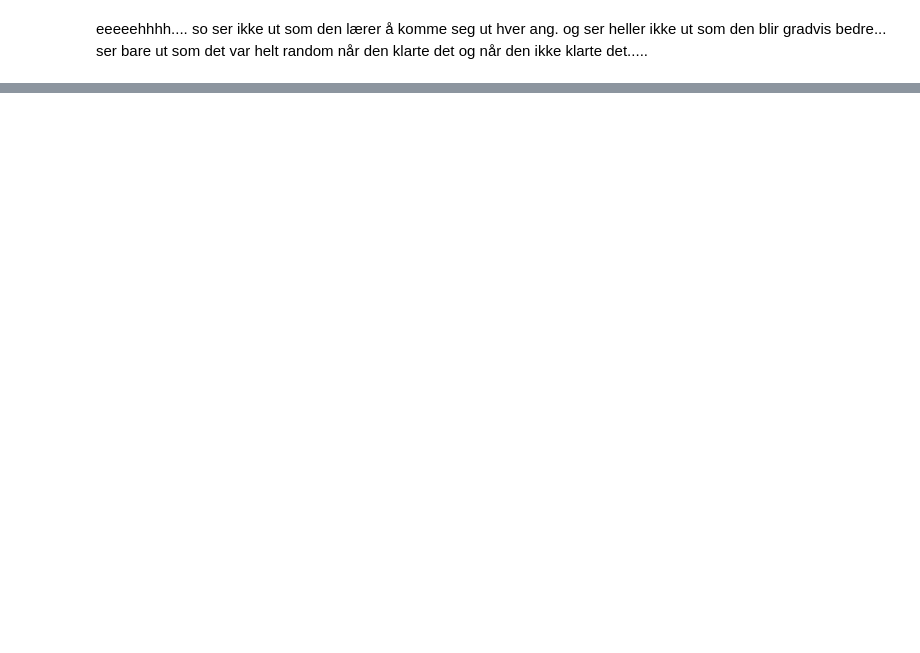
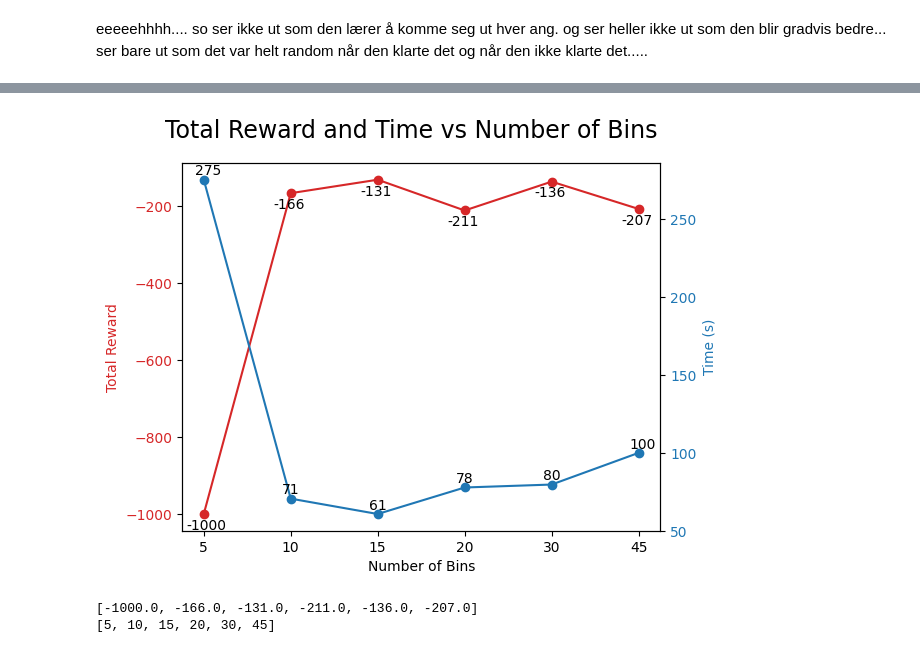
Before and after one commit to saraahmadi3/inf368, a Jupyter notebook: p4/p2ex4/ex4.ipynb, the cells around one changed output, grey strips where cells are left out. Drawn from its saved outputs; the diff is of its cells as text; code cells hidden in the pictures; blank space fills up the shorter version.

```diff
--- a/p4/p2ex4/ex4.ipynb
+++ b/p4/p2ex4/ex4.ipynb
@@ -212,0 +354,35 @@ eeeeehhhh.... so ser ikke ut som den lærer å komme seg ut hver ang. og ser hel
+# %%
+rewards=[bin_info[b]['rewards'][-1] for b in bin_vals]
+times=[bin_info[b]['time'] for b in bin_vals]
+
+fig, ax1 = plt.subplots()
+
+color = 'tab:red'
+ax1.set_xlabel('Number of Bins')
+ax1.set_ylabel('Total Reward', color=color)
+plt.plot(rewards,label=str(b),color=color,marker='o')
+ax1.tick_params(axis='y', labelcolor=color)
+ax1.set_xticks([i for i in range(len(bin_vals))],bin_vals)
+for i, txt in enumerate(rewards):
+    ax1.annotate(round(txt),(i-0.2,rewards[i]-40))
+
+ax2 = ax1.twinx()  # instantiate a second axes that shares the same x-axis
+color = 'tab:blue'
+ax2.set_ylabel('Time (s)', color=color)  # we already handled the x-label with ax1
+plt.plot(times,label=str(b),color=color,marker='o')
+ax2.tick_params(axis='y', labelcolor=color)
+for i, txt in enumerate(times):
+    ax2.annotate(round(txt),(i-0.1,times[i]+3))
+
+# fig.tight_layout()  # otherwise the right y-label is slightly clipped
+fig.suptitle('Total Reward and Time vs Number of Bins',size=17)
+fig.tight_layout()
+plt.show()
+# %% [output]
+[figure, added]
+# %%
+print(rewards)
+print(bin_vals)
+# %% [output]
+[-1000.0, -166.0, -131.0, -211.0, -136.0, -207.0]
+[5, 10, 15, 20, 30, 45]
```
Also changed, not shown: parts of 25 cells of this notebook.
